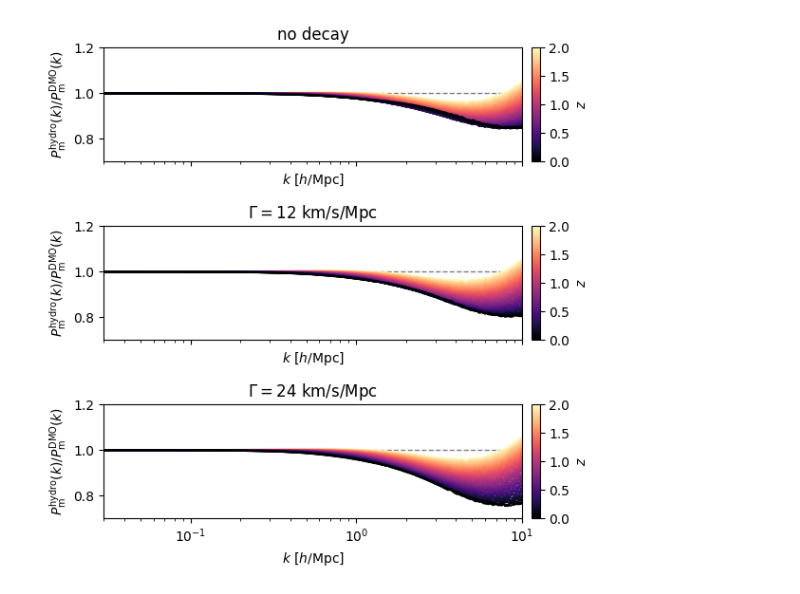
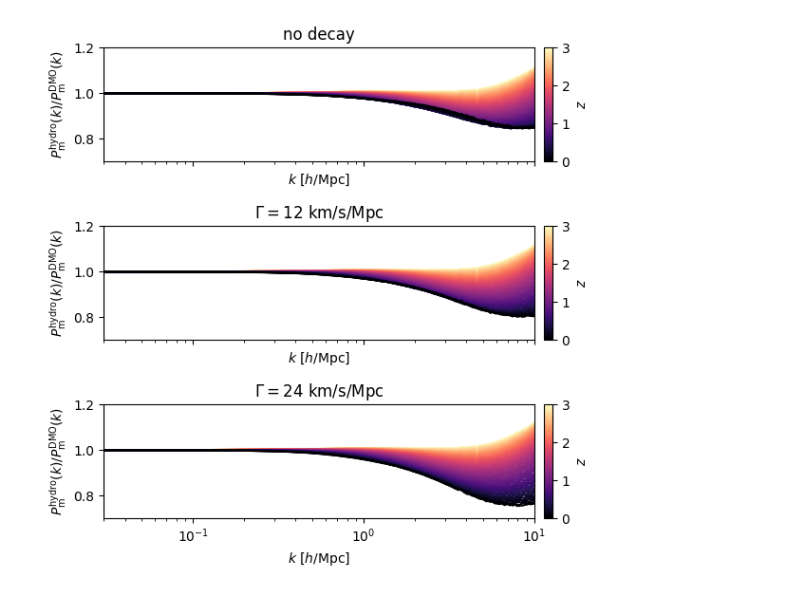
Before and after one commit to wullm/flamingo_dcdm_power_spectra, a Jupyter notebook: dcdm_flamingo_power_spectra.ipynb, the cells around one changed output. Drawn from its saved outputs; the diff is of its cells as text; code cells hidden in the pictures.

```diff
--- a/dcdm_flamingo_power_spectra.ipynb
+++ b/dcdm_flamingo_power_spectra.ipynb
@@ -4,7 +4,7 @@ from matplotlib import pyplot as plt
 from matplotlib import cm, colors
 from mpl_toolkits.axes_grid1 import make_axes_locatable
 
-zs = np.linspace(2, 0, 41)
+zs = np.linspace(3, 0, 61)
 
 h = 0.6732 # same for all three simulations (the Planck value)
 
@@ -23,35 +23,35 @@ for z in zs:
     S_decay_24 = data[:,6]/data[:,3]
 
     # Remove point affected by artefact due to folding
     select = np.ones(len(k), dtype=bool)
     select[129] = False
 
     # Plot the data
-    ax[0].semilogx(kh[select], S_no_decay[select], c = cm.magma(z / 2))
-    ax[1].semilogx(kh[select], S_decay_12[select], c = cm.magma(z / 2))
-    ax[2].semilogx(kh[select], S_decay_24[select], c = cm.magma(z / 2))
+    ax[0].semilogx(kh[select], S_no_decay[select], c = cm.magma(z / 3))
+    ax[1].semilogx(kh[select], S_decay_12[select], c = cm.magma(z / 3))
+    ax[2].semilogx(kh[select], S_decay_24[select], c = cm.magma(z / 3))
 
 labels = ['no decay', r'$\Gamma = 12$ km/s/Mpc', r'$\Gamma = 24$ km/s/Mpc']
 
 for i in range(3):
     # Configure the axes
     ax[i].plot([1e-3, 1e1], [1, 1], c = 'gray', ls = '--', lw = 1, zorder=-10)
     ax[i].set_title(labels[i])
     ax[i].set_xlabel(r'$k$ [$h/\mathrm{Mpc}$]')
     ax[i].set_ylabel(r'$P^\mathrm{hydro}_\mathrm{m}(k)/P^\mathrm{DMO}_\mathrm{m}(k)$')
     ax[i].set_ylim((0.7, 1.2))
     ax[i].set_xlim((3e-2, 10))
 
     # Add color bar
-    norm = colors.Normalize(vmin=0, vmax=2)
+    norm = colors.Normalize(vmin=0, vmax=3)
     sm = cm.ScalarMappable(cmap=cm.magma, norm=norm)
     sm.set_array([])
     divider = make_axes_locatable(ax[i])
     cax = divider.append_axes("right", size="2%", pad=0.1)
     cbar = fig.colorbar(sm, ax=ax[i], cax=cax)
     cbar.set_label(r'$z$')
 
 plt.tight_layout()
 plt.show()
 # %% [output]
-[figure, old version]
+[figure, new version]
```
Also changed, not shown: 1 other file.
